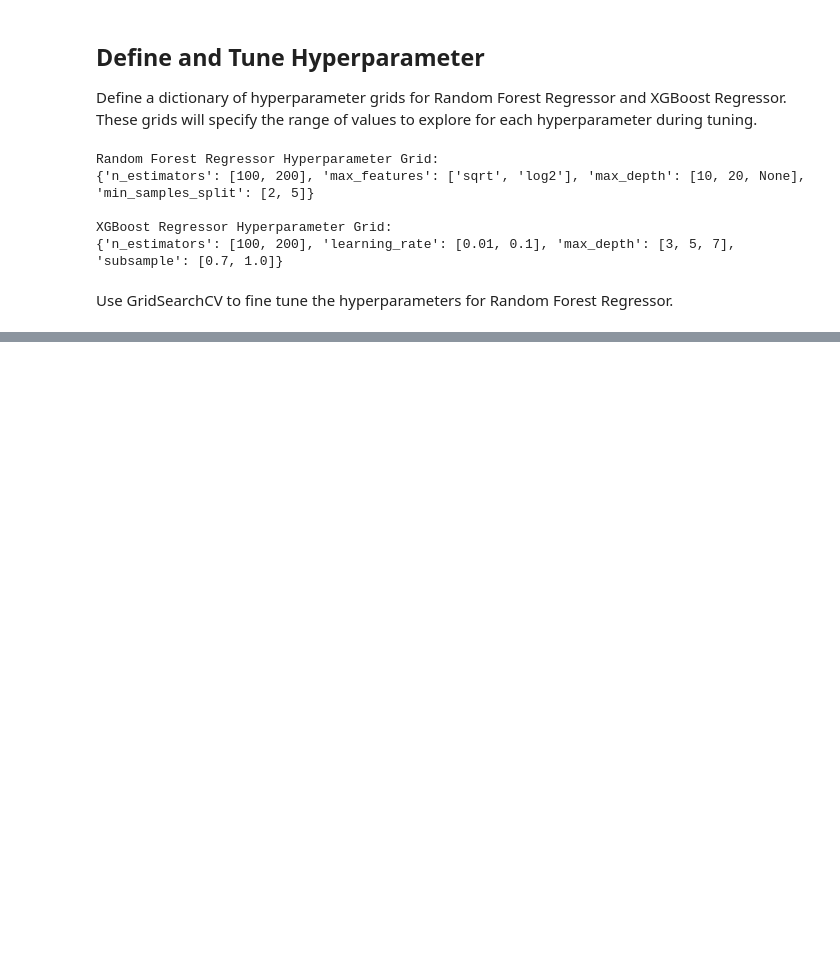
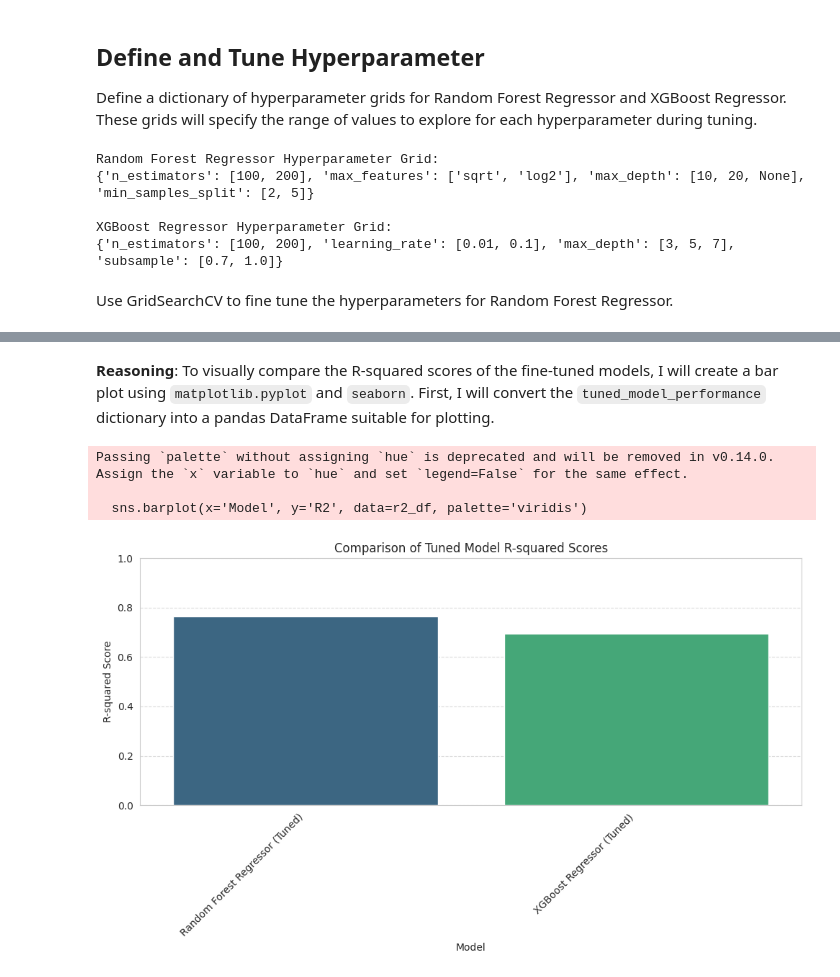
Before and after one commit to ygbgames/predict-car-price, a Jupyter notebook: car_valuation_final.ipynb, the cells around one changed output, grey strips where cells are left out. Drawn from its saved outputs; the diff is of its cells as text; code cells hidden in the pictures; blank space fills up the shorter version.

```diff
--- a/car_valuation_final.ipynb
+++ b/car_valuation_final.ipynb
@@ -835,0 +949,19 @@ Fitting 3 folds for each of 24 candidates, totalling 72 fits
+# %%
+tuned_model_performance = {
+    'Random Forest Regressor (Tuned)': {
+        'MAE': mae_rf,
+        'MSE': mse_rf,
+        'RMSE': rmse_rf,
+        'R2': r2_rf
+    },
+    'XGBoost Regressor (Tuned)': {
+        'MAE': mae_xgb,
+        'MSE': mse_xgb,
+        'RMSE': rmse_xgb,
+        'R2': r2_xgb
+    }
+}
+
+print("Consolidated Performance Metrics for Tuned Models:")
+import json
+print(json.dumps(tuned_model_performance, indent=4))
@@ -835,0 +989,31 @@ Fitting 3 folds for each of 24 candidates, totalling 72 fits
+# %% [markdown]
+**Reasoning**:
+To visually compare the R-squared scores of the fine-tuned models, I will create a bar plot using `matplotlib.pyplot` and `seaborn`. First, I will convert the `tuned_model_performance` dictionary into a pandas DataFrame suitable for plotting.
+# %%
+import matplotlib.pyplot as plt
+import seaborn as sns
+import pandas as pd
+
+# Create a DataFrame from the tuned_model_performance dictionary
+r2_scores = {
+    'Model': list(tuned_model_performance.keys()),
+    'R2': [metrics['R2'] for metrics in tuned_model_performance.values()]
+}
+r2_df = pd.DataFrame(r2_scores)
+
+# Plotting the R-squared scores
+plt.figure(figsize=(10, 6))
+sns.barplot(x='Model', y='R2', data=r2_df, palette='viridis')
+plt.title('Comparison of Tuned Model R-squared Scores')
+plt.xlabel('Model')
+plt.ylabel('R-squared Score')
+plt.ylim(0, 1) # R-squared typically ranges from 0 to 1
+plt.xticks(rotation=45, ha='right')
+plt.grid(axis='y', linestyle='--', alpha=0.7)
+plt.tight_layout()
+plt.show()
+# %% [output]
+Passing `palette` without assigning `hue` is deprecated and will be removed in v0.14.0. Assign the `x` variable to `hue` and set `legend=False` for the same effect.
+
+  sns.barplot(x='Model', y='R2', data=r2_df, palette='viridis')
+[figure, added]
```
Also changed, not shown: parts of 30 cells of this notebook.
